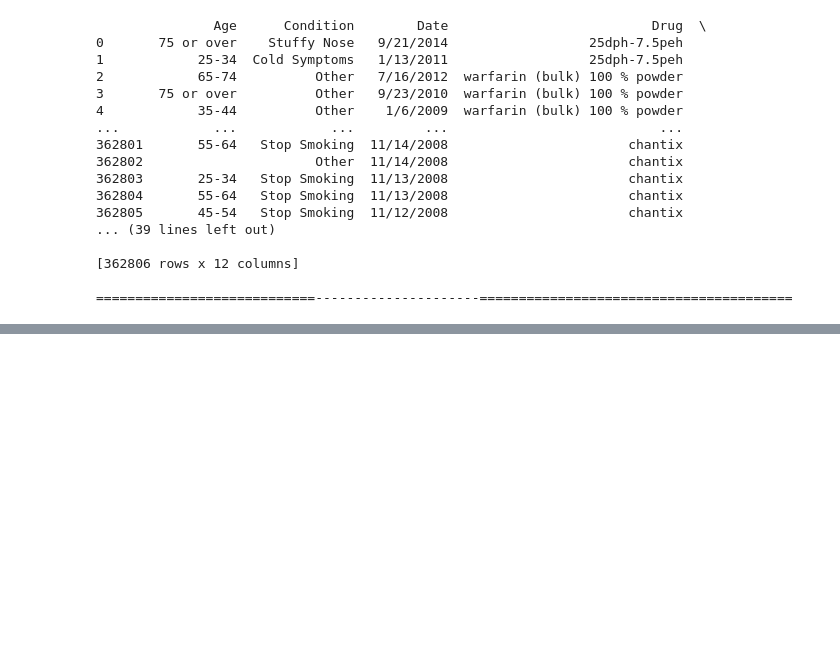
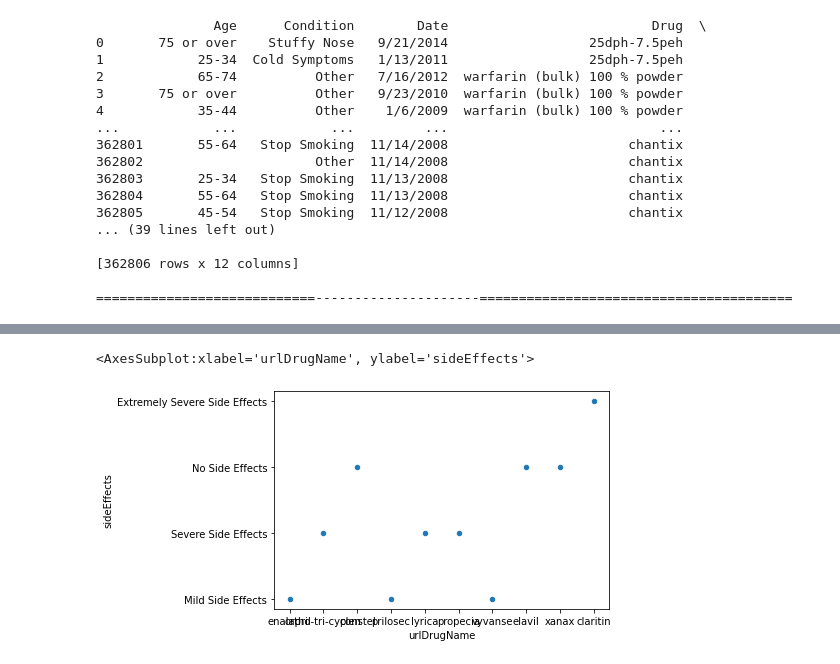
Before and after one commit to varshabilwar/RIO125-Side-effect-of-Drugs, a Jupyter notebook: source/DataImport_V1.ipynb, the cells around one changed output, grey strips where cells are left out. Saved outputs shown, nothing was run; the diff lists cells and outputs as text; code cells hidden in the pictures; blank space fills up the shorter version.

```diff
--- a/source/DataImport_V1.ipynb
+++ b/source/DataImport_V1.ipynb
@@ -95,0 +132,6 @@ X_train
+# %%
+iData_DrugEffects = iData_DrugEffects.head(10)
+iData_DrugEffects.plot.scatter("urlDrugName" , "sideEffects")
+# %% [output]
+<AxesSubplot:xlabel='urlDrugName', ylabel='sideEffects'>
+[figure, added]
```
Also changed, not shown: parts of 8 cells of this notebook.
